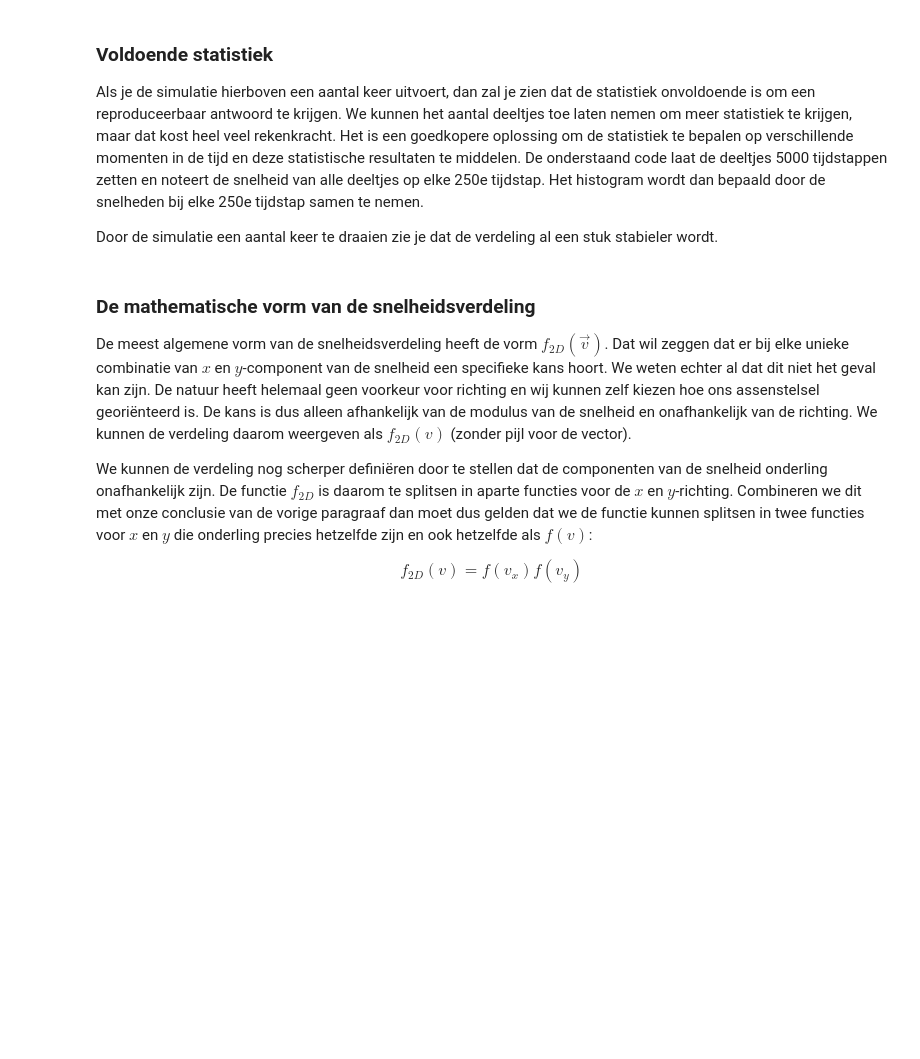
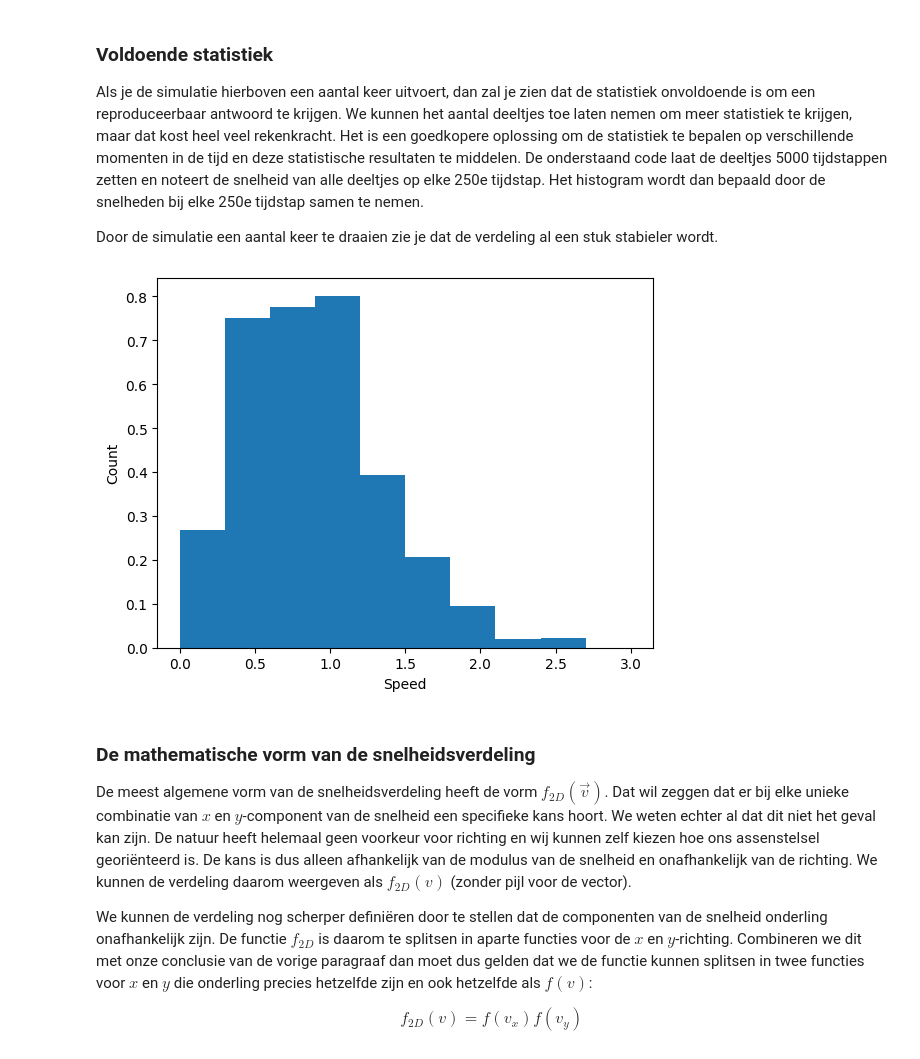
Before and after one commit to yaeljawahierkhan/21, a Jupyter notebook: Content/PySim/6_boltzmann.ipynb, the cells around one changed output. Saved outputs shown, nothing was run; the diff lists cells and outputs as text; code cells hidden in the pictures; blank space fills up the shorter version.

```diff
--- a/Content/PySim/6_boltzmann.ipynb
+++ b/Content/PySim/6_boltzmann.ipynb
@@ -212,24 +228,26 @@ Door de simulatie een aantal keer te draaien zie je dat de verdeling al een stuk
 # %%
 particles = []
 num_bins = 10
 tot_counts = np.zeros(num_bins, dtype=float)
 
 plt.figure()
 plt.xlabel('Speed')
 plt.ylabel('Count')
 
 create_uniform_particles(particles)
 
-for i in range(5000):
+for i in np.arange(5000):
     take_time_step(particles)
     if i % 250 == 0:
         speeds = [np.linalg.norm(p.v) for p in particles]
         partial_counts, bins = np.histogram(speeds, bins=num_bins, density='True', range=[0,3*V_0])
         tot_counts += partial_counts
 
 norm_counts = tot_counts / 20
-plt.stairs(norm_counts, bins, fill='True')
+plt.stairs(norm_counts, bins, fill='True',)
 plt.show()
+# %% [output]
+[figure, added]
 # %% [markdown]
 ### De mathematische vorm van de snelheidsverdeling
 
```
Also changed, not shown: parts of 7 cells of this notebook.
